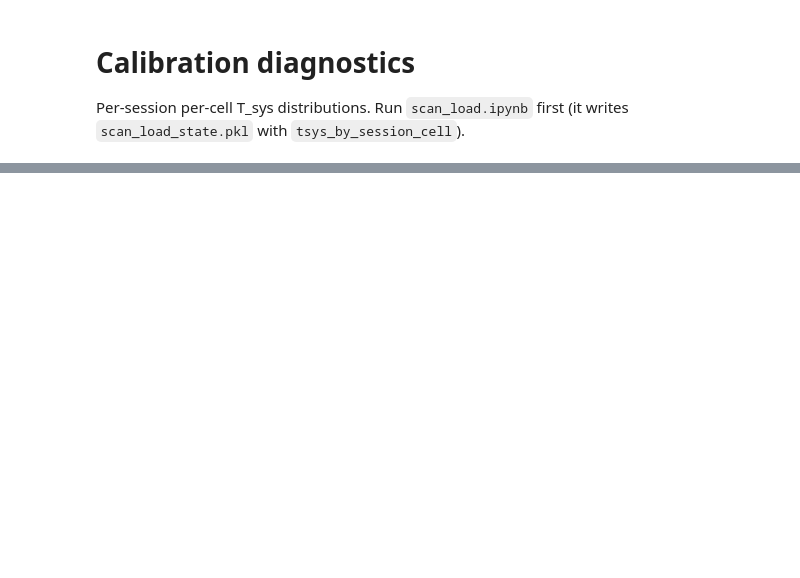
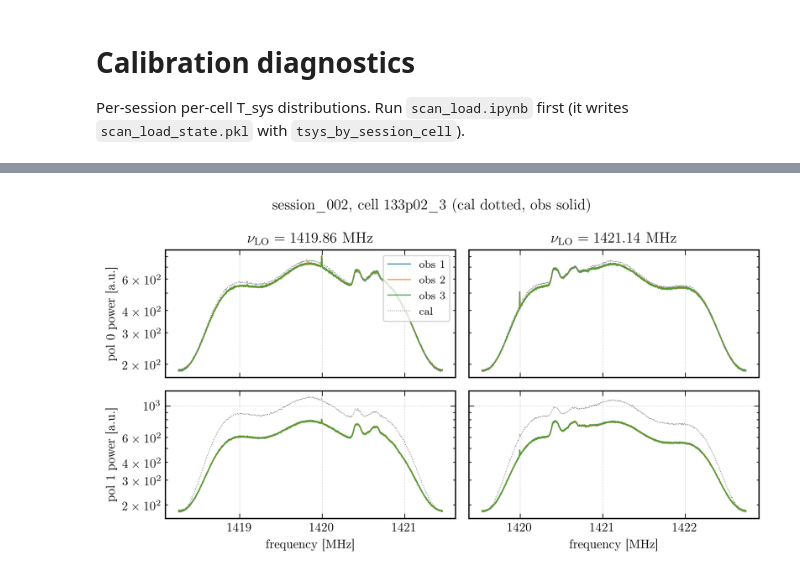
Before and after one commit to raw-asparagus/ay-121, a Jupyter notebook: labs/04/main_scan_load_diagnostics.ipynb, the cells around one changed output, grey strips where cells are left out. Saved outputs shown, nothing was run; the diff lists cells and outputs as text; code cells hidden in the pictures; blank space fills up the shorter version.

```diff
--- a/labs/04/main_scan_load_diagnostics.ipynb
+++ b/labs/04/main_scan_load_diagnostics.ipynb
@@ -67,0 +73,91 @@ plt.show()
+# %%
+import glob
+import random
+
+import numpy as np
+import matplotlib.pyplot as plt
+
+from ugradiolab import plotting
+from ugradiolab.plotting import LW_LIGHT, LW_FINE, ALPHA_STANDARD, NEUTRAL_COLOR
+
+SAMPLE_RATE_MHZ = 3.2
+NCHAN = 1024
+DC_BIN = NCHAN // 2
+
+
+def _cell_key(d):
+    return Path(d).name.split('_', 1)[1]
+
+
+def _shift_mask(x):
+    x = np.fft.fftshift(x).astype(float)
+    x[DC_BIN] = np.nan
+    return x
+
+
+def _load_dumps(cell_dir):
+    out = []
+    for npz in sorted(glob.glob(f'{cell_dir}/*.npz')):
+        d = np.load(npz, allow_pickle=True)
+        out.append({
+            'corr00': _shift_mask(d['corr00']),
+            'corr11': _shift_mask(d['corr11']),
+            'lo_freq_mhz': float(d['lo_freq_mhz']),
+        })
+    return out
+
+
+candidates = []
+for sess in sorted(glob.glob('data/main/session_*')):
+    obs_dirs = {_cell_key(d): d for d in glob.glob(f'{sess}/obs_*')}
+    cal_dirs = {_cell_key(d): d for d in glob.glob(f'{sess}/cal_*')}
+    for k in obs_dirs.keys() & cal_dirs.keys():
+        candidates.append((sess, k, obs_dirs[k], cal_dirs[k]))
+
+if not candidates:
+    raise SystemExit('No cells with paired cal+obs found under data/main/')
+
+sess, cell_key, obs_dir, cal_dir = random.choice(candidates)
+obs_dumps = _load_dumps(obs_dir)
+cal_dumps = _load_dumps(cal_dir)
+
+los = sorted({d['lo_freq_mhz'] for d in obs_dumps + cal_dumps})
+print(f'Session: {Path(sess).name}, cell: {cell_key}')
+print(f'  obs dumps: {len(obs_dumps)}, cal dumps: {len(cal_dumps)}, LOs: {los}')
+
+f_bb_mhz = np.fft.fftshift(
+    np.fft.fftfreq(NCHAN, d=1.0 / (SAMPLE_RATE_MHZ * 1e6))
+) / 1e6
+
+pols = [('corr00', r'pol 0'), ('corr11', r'pol 1')]
+
+fig, axes = plt.subplots(
+    2, 2,
+    figsize=(plotting.TEXTWIDTH_IN, plotting.TEXTWIDTH_IN * 0.55),
+    sharex='col', sharey='row',
+)
+for col, lo in enumerate(los):
+    f = lo + f_bb_mhz
+    obs_lo = [d for d in obs_dumps if abs(d['lo_freq_mhz'] - lo) < 0.05]
+    cal_lo = [d for d in cal_dumps if abs(d['lo_freq_mhz'] - lo) < 0.05]
+    for row, (key, label) in enumerate(pols):
+        ax = axes[row, col]
+        for i, d in enumerate(obs_lo):
+            ax.plot(f, d[key], lw=LW_LIGHT, alpha=ALPHA_STANDARD,
+                    label=f'obs {i+1}' if row == 0 and col == 0 else None)
+        for d in cal_lo:
+            ax.plot(f, d[key], lw=LW_FINE, ls=':', color=NEUTRAL_COLOR,
+                    label='cal' if row == 0 and col == 0 else None)
+        ax.set_yscale('log')
+        if col == 0:
+            ax.set_ylabel(rf'{label} power [a.u.]')
+        if row == 1:
+            ax.set_xlabel(r'frequency [MHz]')
+        if row == 0:
+            ax.set_title(rf'$\nu_\mathrm{{LO}} = {lo:.2f}$ MHz')
+
+axes[0, 0].legend(loc='upper right')
+fig.suptitle(rf'{Path(sess).name.replace("_", r"\_")}, cell {cell_key.replace("_", r"\_")} (cal dotted, obs solid)')
+fig.tight_layout()
+plt.show()
+# %% [output]
@@ -67,0 +166 @@ plt.show()
+[figure, added]
```
Also changed, not shown: parts of 4 cells of this notebook, 16 other files.
